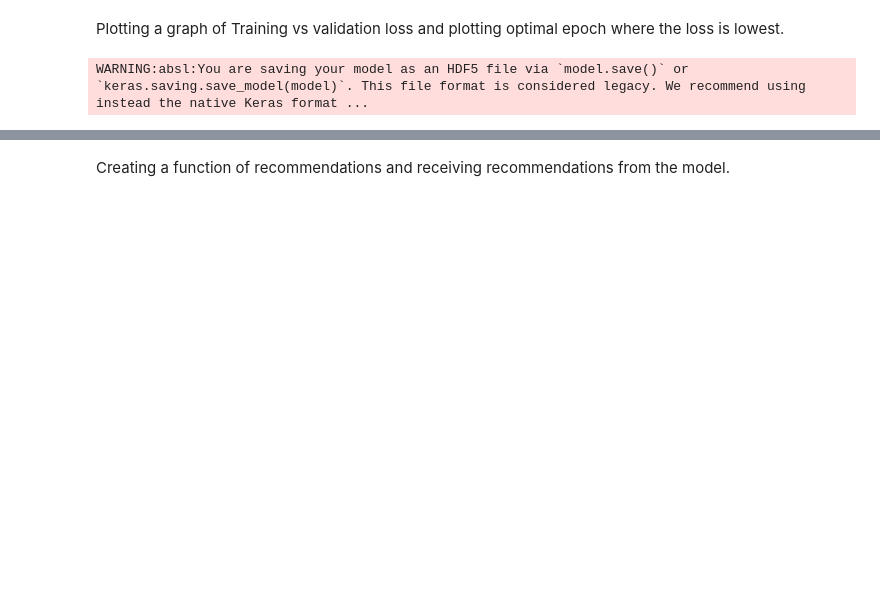
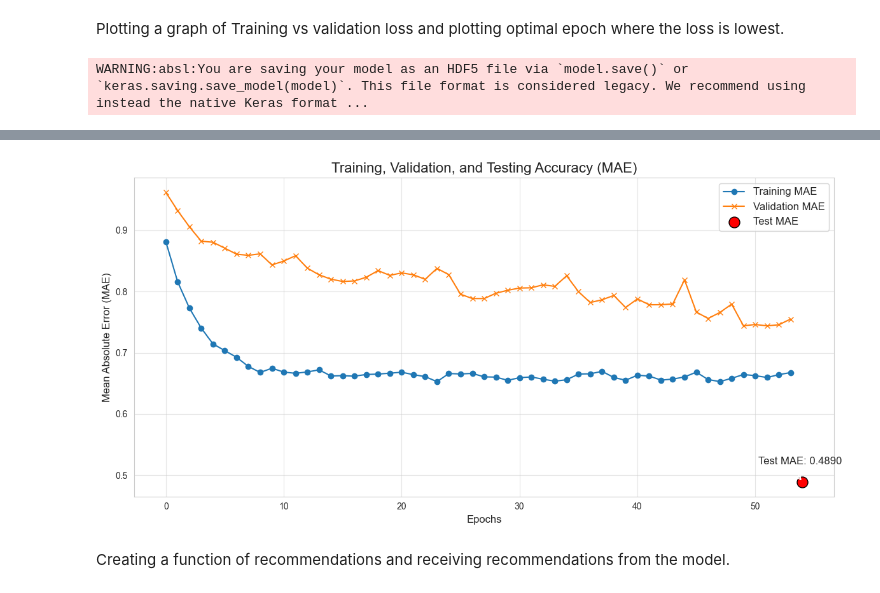
Before and after one commit to HarshTiwari1710/Sobershot, a Jupyter notebook: projectAI_Beverage.ipynb, the cells around one changed output, grey strips where cells are left out. Cells and saved outputs as stored; diff of their text form; code cells hidden in the pictures; blank space fills up the shorter version.

```diff
--- a/projectAI_Beverage.ipynb
+++ b/projectAI_Beverage.ipynb
@@ -530,3 +641,47 @@ plt.show()
+# %%
+def plot_training_validation_testing_accuracy(history, test_mae):
+    """
+    Plots the MAE for training, validation over epochs, and testing.
+
+    :param history: History object from Keras model training.
+    :param test_mae: MAE on the test dataset.
+    """
+    plt.figure(figsize=(12, 6))
+
+    # Plot training and validation MAE
+    plt.plot(history.history['mae'], label='Training MAE', marker='o')
+    plt.plot(history.history['val_mae'], label='Validation MAE', marker='x')
+
+    # Add the test MAE as a single point
+    plt.scatter(len(history.history['mae']), test_mae, color='red', label='Test MAE', s=150, edgecolor='black')
+
+    # Customize plot
+    plt.title("Training, Validation, and Testing Accuracy (MAE)", fontsize=16)
+    plt.xlabel("Epochs", fontsize=12)
+    plt.ylabel("Mean Absolute Error (MAE)", fontsize=12)
+    plt.legend(fontsize=12)
+    plt.grid(alpha=0.5)
+
+    # Annotate the testing MAE
+    plt.annotate(
+        f"Test MAE: {test_mae:.4f}",
+        xy=(len(history.history['mae']), test_mae),
+        xytext=(-50, 20),
+        textcoords='offset points',
+        arrowprops=dict(arrowstyle='->', connectionstyle='arc3,rad=0.3'),
+        fontsize=12
+    )
+
+    plt.tight_layout()
+    plt.show()
+
+# Get the test MAE from the evaluation
+test_loss, test_mae = model.evaluate(X_reduced_test, X_reduced_test, verbose=0)
+
+# Plot the graph
+plot_training_validation_testing_accuracy(model_nn, test_mae)
+# %% [output]
+[figure, added]
 # %% [markdown]
 Creating a function of recommendations and receiving recommendations from the model.
 # %%
```
Also changed, not shown: parts of 6 cells of this notebook, 18 other files.
